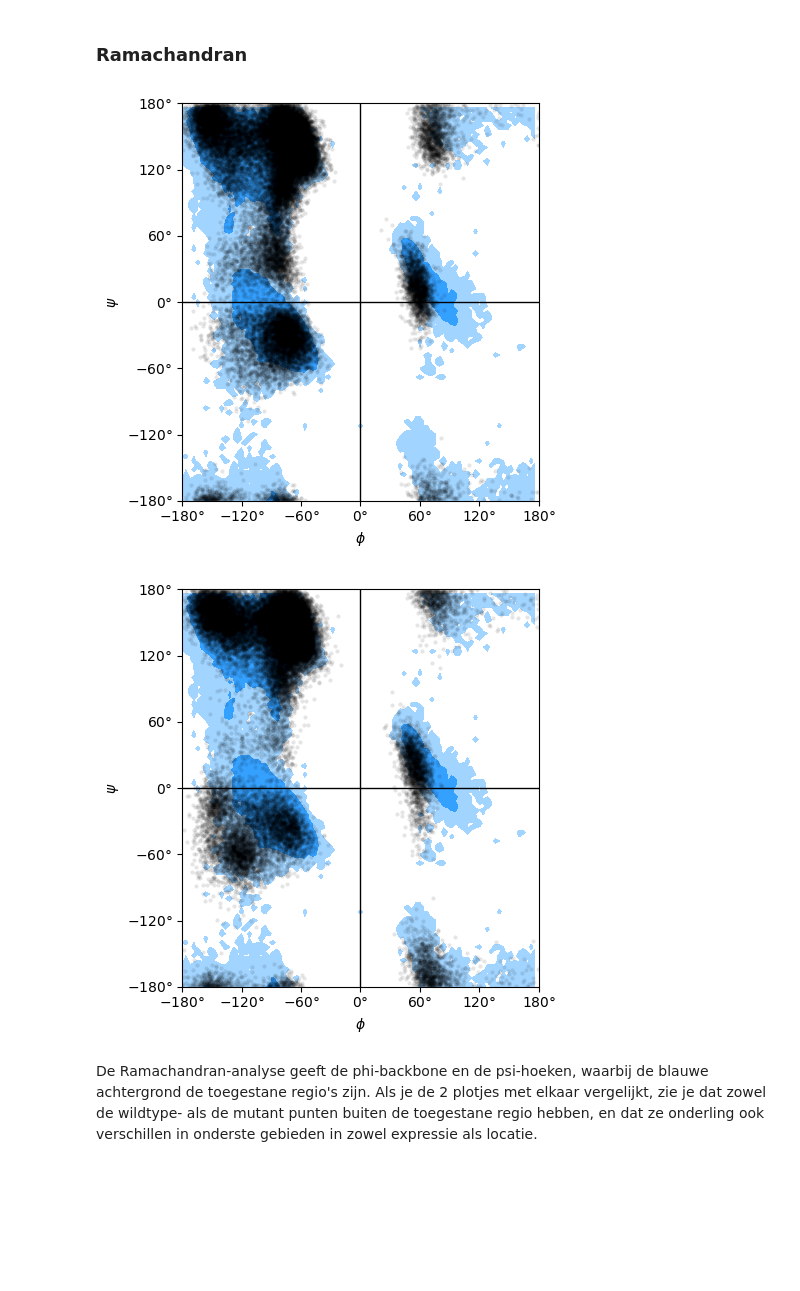
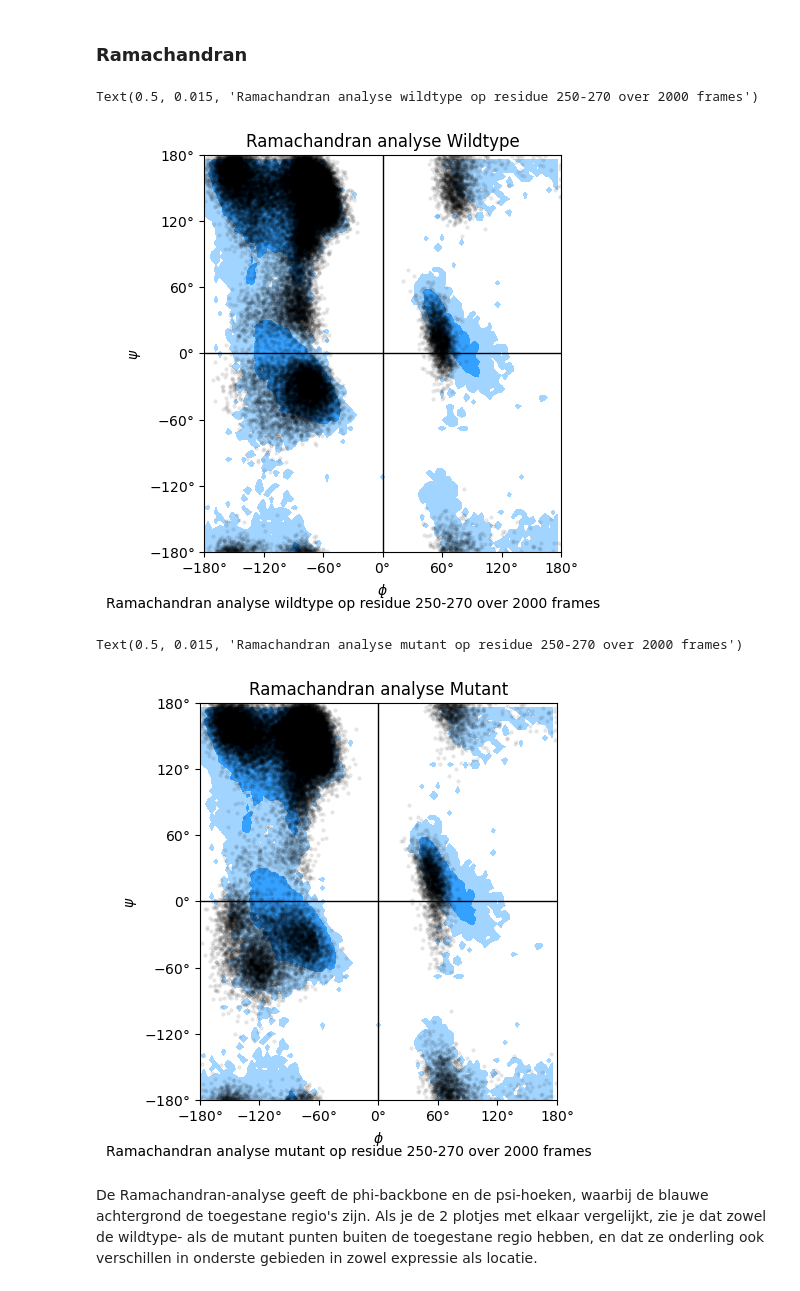
Before and after one commit to YamilaTimmer/molecular-dynamics, a Jupyter notebook: Casus_MolecularModeling.ipynb, the cells around one changed output. Saved outputs shown, nothing was run; the diff lists cells and outputs as text; code cells hidden in the pictures; blank space fills up the shorter version.

```diff
--- a/Casus_MolecularModeling.ipynb
+++ b/Casus_MolecularModeling.ipynb
@@ -398,15 +398,19 @@ rama_mutant = Ramachandran(select_mutant).run()
 # %%
 fig, ax = plt.subplots(figsize=plt.figaspect(1))
 rama_wt.plot(ax=ax,
              color='k',
              marker='.',
              ref=True,
              alpha=0.1,
              linewidths=0.01)
 
 fig.tight_layout()
+ax.set_title("Ramachandran analyse Wildtype")
+fig.text(0.5, 0.015, "Ramachandran analyse wildtype op residue 250-270 over 2000 frames",
+         horizontalalignment="center")
 # %% [output]
+Text(0.5, 0.015, 'Ramachandran analyse wildtype op residue 250-270 over 2000 frames')
-[figure, old version]
+[figure, new version]
 # %%
 fig, ax = plt.subplots(figsize=plt.figaspect(1))
 rama_mutant.plot(ax=ax,
@@ -417,8 +421,12 @@ rama_mutant.plot(ax=ax,
                  linewidths=0.01)
 
 fig.tight_layout()
+ax.set_title("Ramachandran analyse Mutant")
+fig.text(0.5, 0.015, "Ramachandran analyse mutant op residue 250-270 over 2000 frames",
+         horizontalalignment="center")
 # %% [output]
+Text(0.5, 0.015, 'Ramachandran analyse mutant op residue 250-270 over 2000 frames')
-[figure, old version]
+[figure, new version]
 # %% [markdown]
 De Ramachandran-analyse geeft de phi-backbone en de psi-hoeken, waarbij de blauwe achtergrond de toegestane regio's zijn. Als je de 2 plotjes met elkaar vergelijkt, zie je dat zowel de wildtype- als de mutant punten buiten de toegestane regio hebben, en dat ze onderling ook verschillen in onderste gebieden in zowel expressie als locatie.
 # %% [markdown]
```
Also changed, not shown: parts of 1 cell of this notebook, 1 other file.
